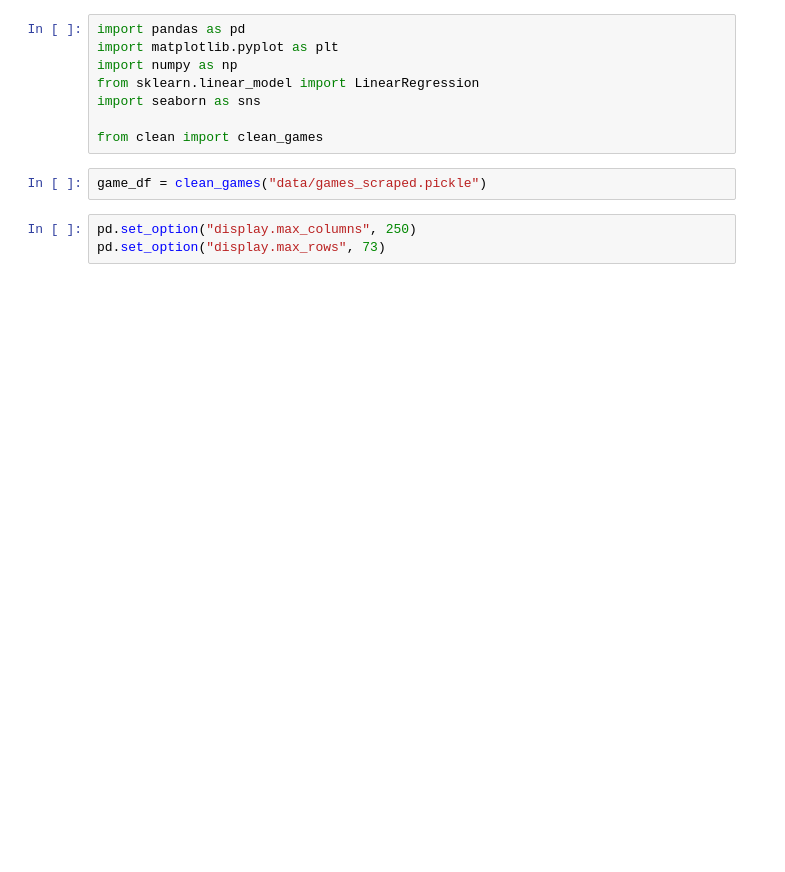
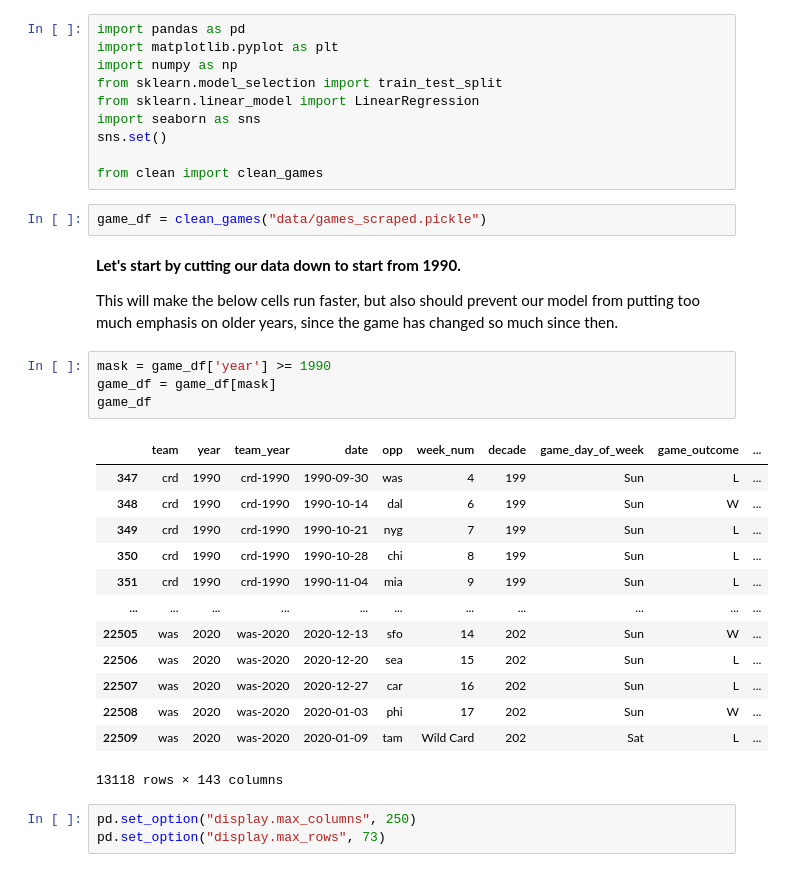
Before and after one commit to edubu2/metis-project2, a Jupyter notebook: code/feature_engineering.ipynb, the cells around one changed output. Drawn from its saved outputs; the diff is of its cells as text; blank space fills up the shorter version.

```diff
--- a/code/feature_engineering.ipynb
+++ b/code/feature_engineering.ipynb
@@ -2,12 +2,36 @@
 import pandas as pd
 import matplotlib.pyplot as plt
 import numpy as np
+from sklearn.model_selection import train_test_split
 from sklearn.linear_model import LinearRegression
 import seaborn as sns
+sns.set()
 
 from clean import clean_games
 # %%
 game_df = clean_games("data/games_scraped.pickle")
+# %% [markdown]
+**Let's start by cutting our data down to start from 1990.**
+
+This will make the below cells run faster, but also should prevent our model from putting too much emphasis on older years, since the game has changed so much since then.
+# %%
+mask = game_df['year'] >= 1990
+game_df = game_df[mask]
+game_df
+# %% [output]
+|  | team | year | team_year | date | opp | week_num | decade | game_day_of_week | game_outcome | ... |
+| 347 | crd | 1990 | crd-1990 | 1990-09-30 | was | 4 | 199 | Sun | L | ... |
+| 348 | crd | 1990 | crd-1990 | 1990-10-14 | dal | 6 | 199 | Sun | W | ... |
+| 349 | crd | 1990 | crd-1990 | 1990-10-21 | nyg | 7 | 199 | Sun | L | ... |
+| 350 | crd | 1990 | crd-1990 | 1990-10-28 | chi | 8 | 199 | Sun | L | ... |
+| 351 | crd | 1990 | crd-1990 | 1990-11-04 | mia | 9 | 199 | Sun | L | ... |
+| ... | ... | ... | ... | ... | ... | ... | ... | ... | ... | ... |
+| 22505 | was | 2020 | was-2020 | 2020-12-13 | sfo | 14 | 202 | Sun | W | ... |
+| 22506 | was | 2020 | was-2020 | 2020-12-20 | sea | 15 | 202 | Sun | L | ... |
+| 22507 | was | 2020 | was-2020 | 2020-12-27 | car | 16 | 202 | Sun | L | ... |
+| 22508 | was | 2020 | was-2020 | 2020-01-03 | phi | 17 | 202 | Sun | W | ... |
+| 22509 | was | 2020 | was-2020 | 2020-01-09 | tam | Wild Card | 202 | Sat | L | ... |
+13118 rows × 143 columns
 # %%
 pd.set_option("display.max_columns", 250)
 pd.set_option("display.max_rows", 73)
```
Also changed, not shown: parts of 12 cells of this notebook, 2 other files.
